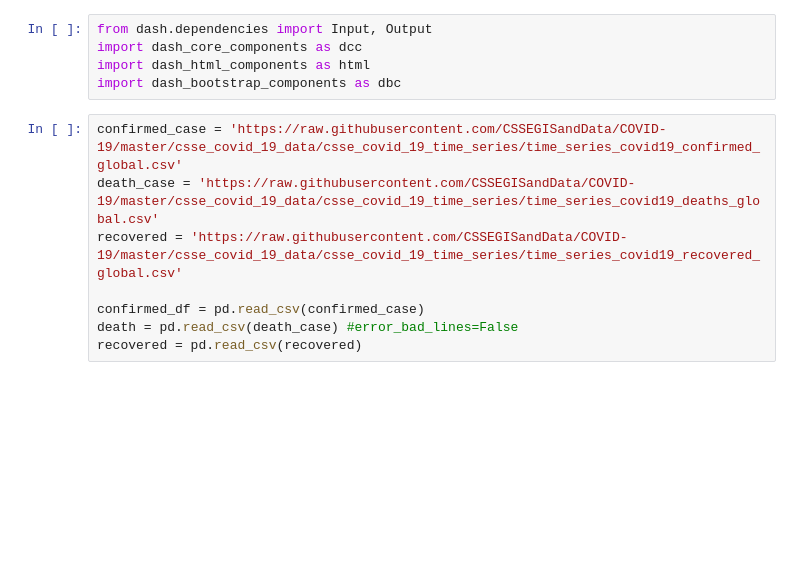
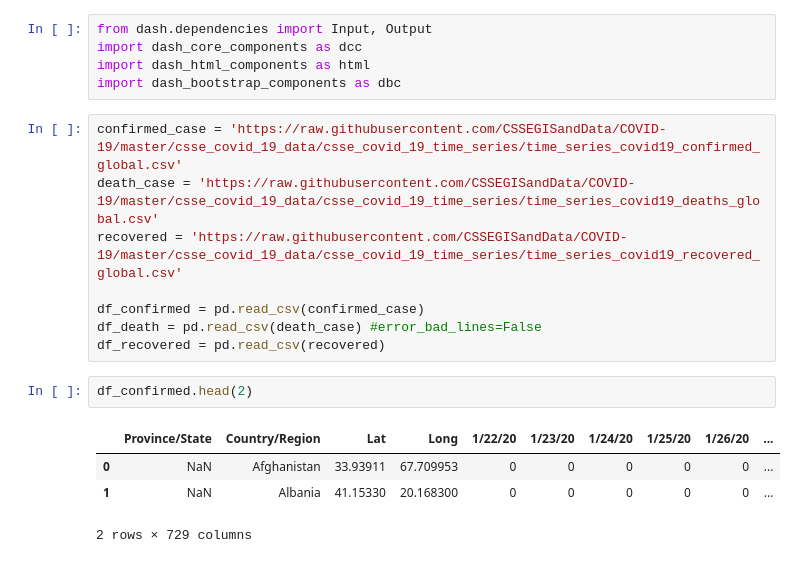
Before and after one commit to abidshafee/Covid-19-Dashboard, a Jupyter notebook: Covid_19_Dashboard.ipynb, the cells around one changed output. Cells and saved outputs as stored; diff of their text form; blank space fills up the shorter version.

```diff
--- a/Covid_19_Dashboard.ipynb
+++ b/Covid_19_Dashboard.ipynb
@@ -18,6 +18,13 @@ confirmed_case = 'https://raw.githubusercontent.com/CSSEGISandData/COVID-19/mast
 death_case = 'https://raw.githubusercontent.com/CSSEGISandData/COVID-19/master/csse_covid_19_data/csse_covid_19_time_series/time_series_covid19_deaths_global.csv'
 recovered = 'https://raw.githubusercontent.com/CSSEGISandData/COVID-19/master/csse_covid_19_data/csse_covid_19_time_series/time_series_covid19_recovered_global.csv'
 
-confirmed_df = pd.read_csv(confirmed_case)
-death = pd.read_csv(death_case) #error_bad_lines=False
-recovered = pd.read_csv(recovered)
+df_confirmed = pd.read_csv(confirmed_case)
+df_death = pd.read_csv(death_case) #error_bad_lines=False
+df_recovered = pd.read_csv(recovered)
+# %%
+df_confirmed.head(2)
+# %% [output]
+|  | Province/State | Country/Region | Lat | Long | 1/22/20 | 1/23/20 | 1/24/20 | 1/25/20 | 1/26/20 | ... |
+| 0 | NaN | Afghanistan | 33.93911 | 67.709953 | 0 | 0 | 0 | 0 | 0 | ... |
+| 1 | NaN | Albania | 41.15330 | 20.168300 | 0 | 0 | 0 | 0 | 0 | ... |
+2 rows × 729 columns
```
Also changed, not shown: parts of 6 cells of this notebook.
